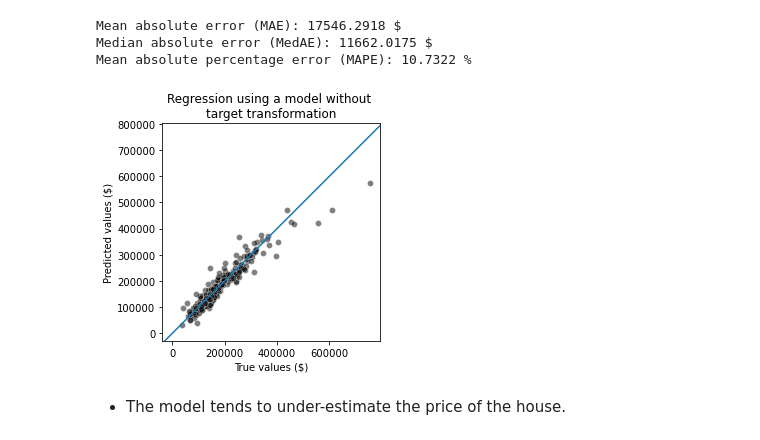
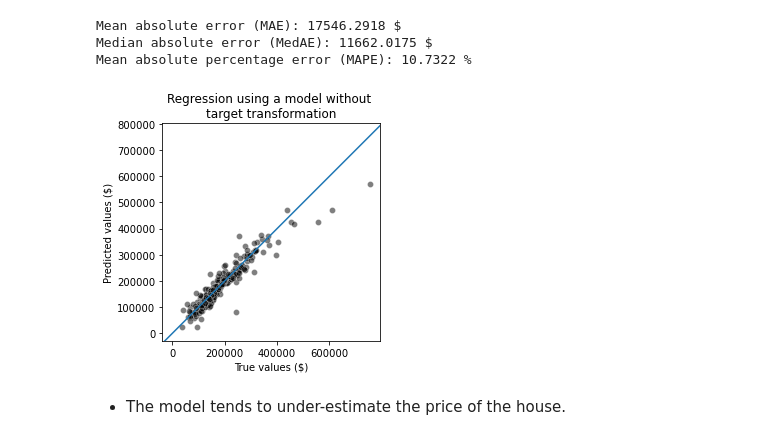
Before and after one commit to Rae-Zou/ML-regression-model, a Jupyter notebook: HousePrice.ipynb, the cells around one changed output. Drawn from its saved outputs; the diff is of its cells as text; code cells hidden in the pictures.

```diff
--- a/HousePrice.ipynb
+++ b/HousePrice.ipynb
@@ -509,9 +509,9 @@ def plot_reg(model):
     plt.axis('square')
     plt.title("Regression using a model without \ntarget transformation");
 # %%
-plot_reg(lasso)
+plot_reg(lin_reg)
 # %% [output]
-[figure, old version]
+[figure, new version]
 # %% [markdown]
 - The model tends to under-estimate the price of the house.
 # %% [markdown]
```
Also changed, not shown: parts of 2 cells of this notebook.
